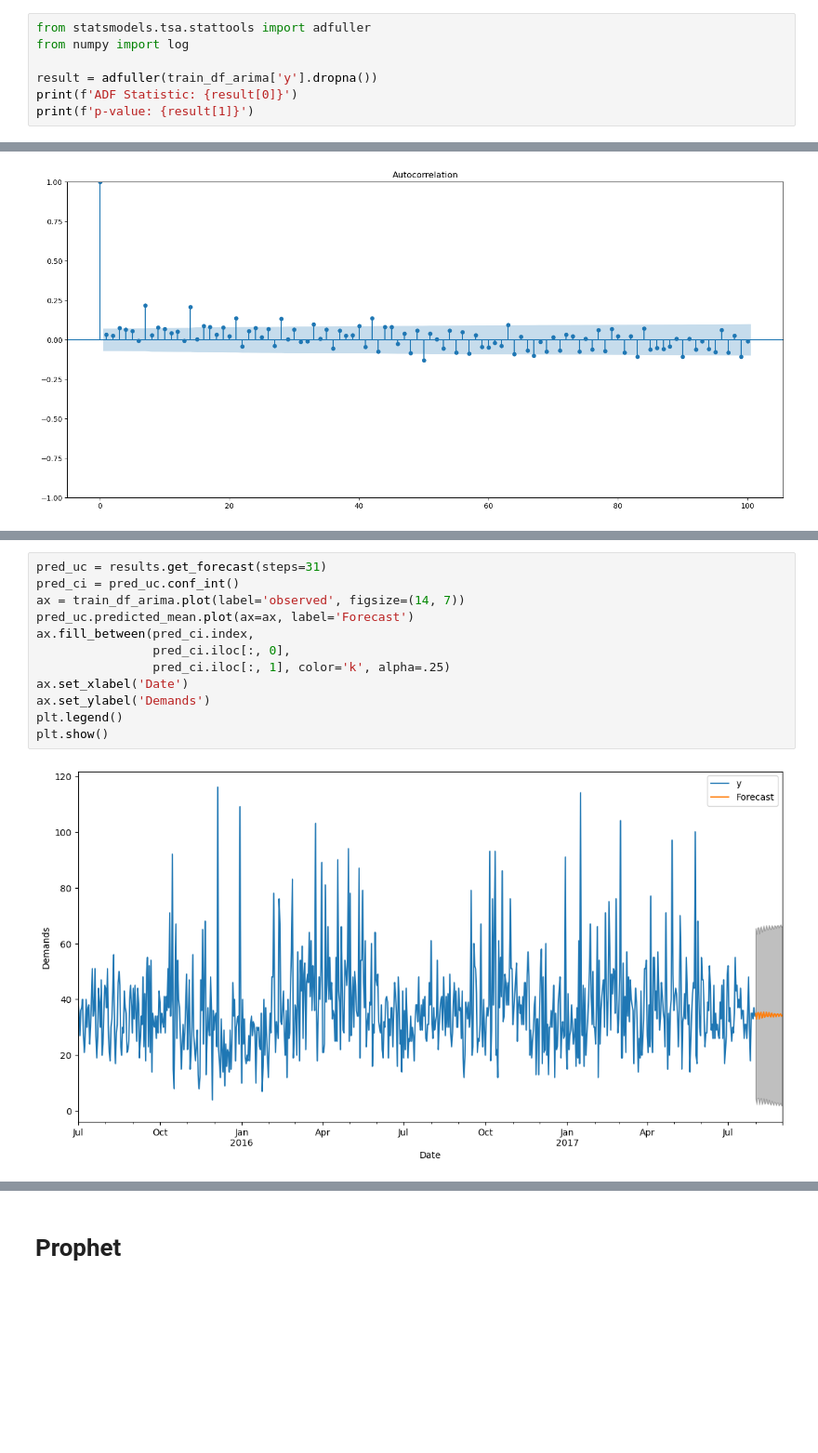
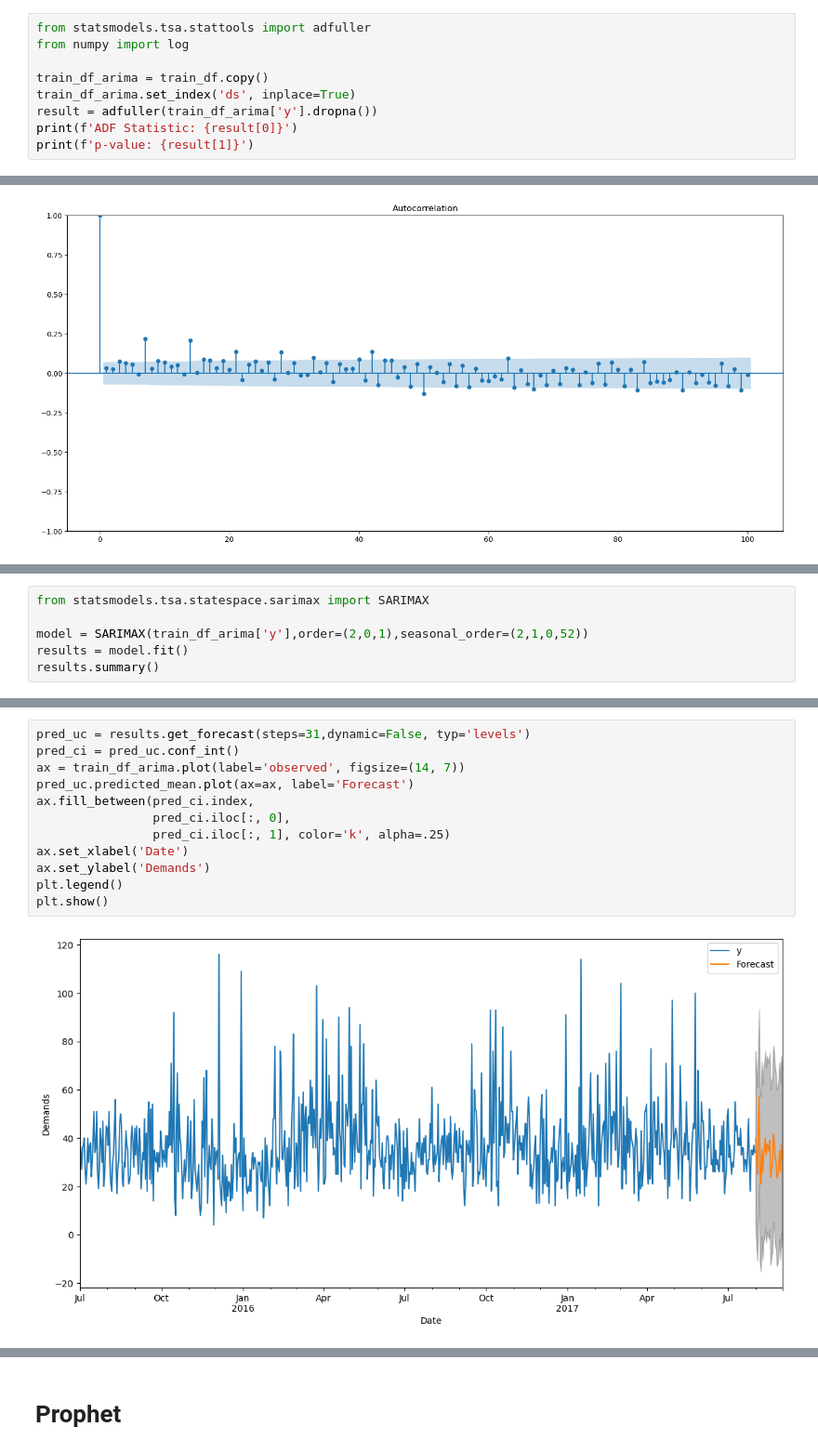
Before and after one commit to yuchenyeh/Machine-Learning-with-Python, a Jupyter notebook: hotel_demand_forecast.ipynb, the cells around one changed output, grey strips where cells are left out. Shown at 93% size. Saved outputs shown, nothing was run; the diff lists cells and outputs as text; blank space fills up the shorter version.

```diff
--- a/hotel_demand_forecast.ipynb
+++ b/hotel_demand_forecast.ipynb
@@ -120,6 +154,8 @@ To initiate the construction of an ARIMA model, the initial step involves determ
 from statsmodels.tsa.stattools import adfuller
 from numpy import log
 
+train_df_arima = train_df.copy()
+train_df_arima.set_index('ds', inplace=True)
 result = adfuller(train_df_arima['y'].dropna())
 print(f'ADF Statistic: {result[0]}')
 print(f'p-value: {result[1]}')
@@ -214,0 +253,6 @@ Warnings:
+# %%
+from statsmodels.tsa.statespace.sarimax import SARIMAX
+
+model = SARIMAX(train_df_arima['y'],order=(2,0,1),seasonal_order=(2,1,0,52))
+results = model.fit()
+results.summary()
@@ -224,14 +324,14 @@ Timestamp('2017-07-31 00:00:00')
 # %%
-pred_uc = results.get_forecast(steps=31)
+pred_uc = results.get_forecast(steps=31,dynamic=False, typ='levels')
 pred_ci = pred_uc.conf_int()
 ax = train_df_arima.plot(label='observed', figsize=(14, 7))
 pred_uc.predicted_mean.plot(ax=ax, label='Forecast')
 ax.fill_between(pred_ci.index,
                 pred_ci.iloc[:, 0],
                 pred_ci.iloc[:, 1], color='k', alpha=.25)
 ax.set_xlabel('Date')
 ax.set_ylabel('Demands')
 plt.legend()
 plt.show()
 # %% [output]
-[figure, old version]
+[figure, new version]
```
Also changed, not shown: parts of 66 cells of this notebook, 4 other files.
